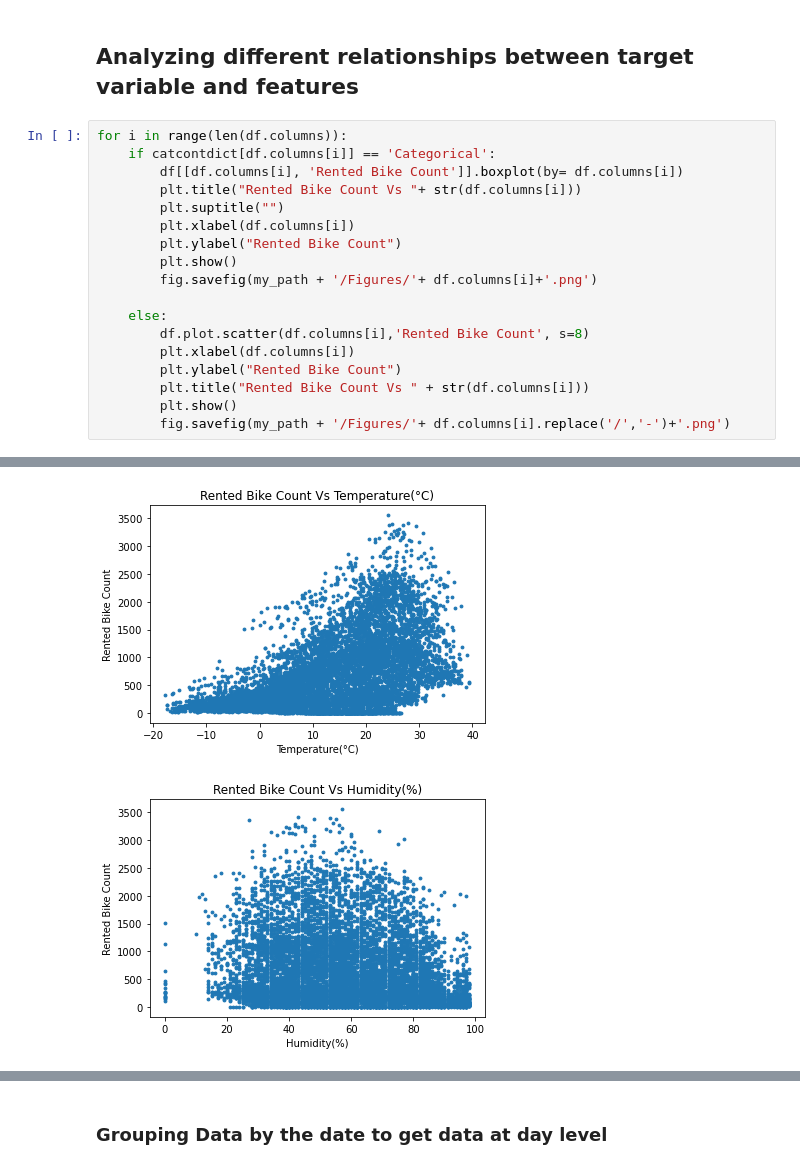
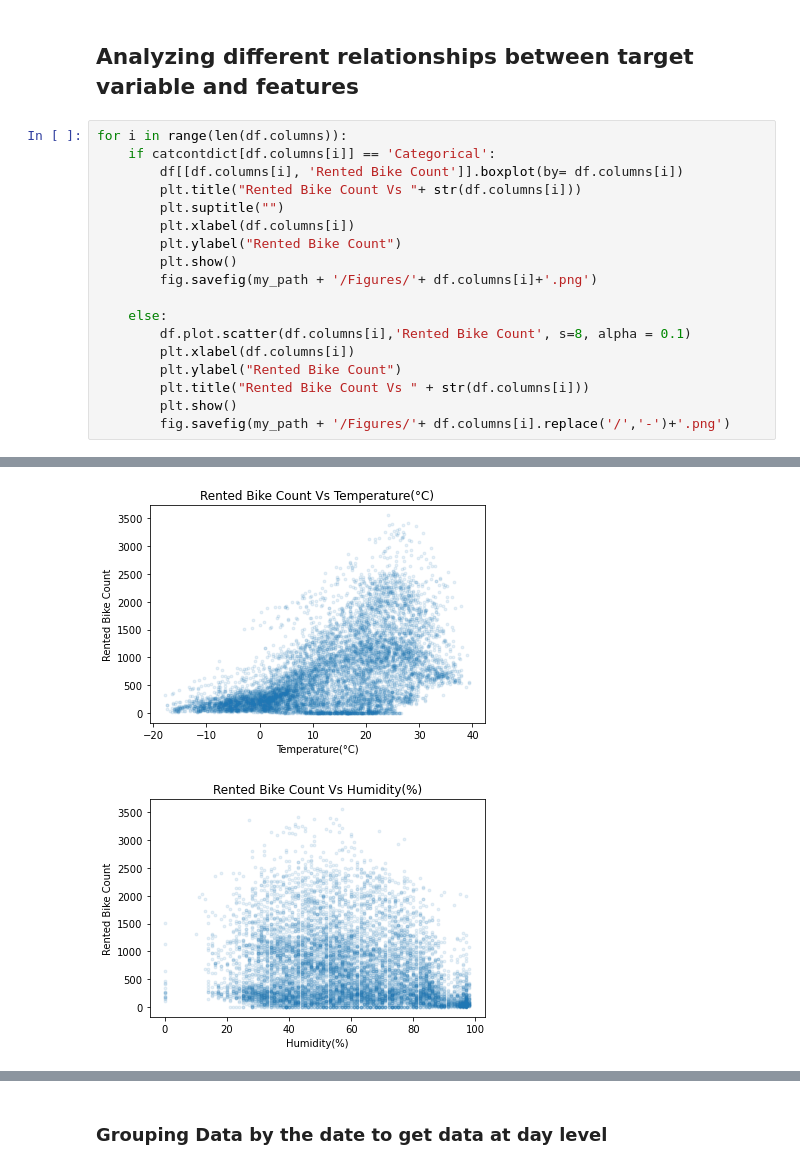
Before and after one commit to rads1306/DATA1030-Radhika-Mehrotra, a Jupyter notebook: Src/DATA1030 Midterm Report (1).ipynb, the cells around one changed output, grey strips where cells are left out. Cells and saved outputs as stored; diff of their text form.

```diff
--- a/Src/DATA1030 Midterm Report (1).ipynb
+++ b/Src/DATA1030 Midterm Report (1).ipynb
@@ -589,7 +589,7 @@ for i in range(len(df.columns)):
         fig.savefig(my_path + '/Figures/'+ df.columns[i]+'.png')
 
     else:
-        df.plot.scatter(df.columns[i],'Rented Bike Count', s=8)
+        df.plot.scatter(df.columns[i],'Rented Bike Count', s=8, alpha = 0.1)
         plt.xlabel(df.columns[i])
         plt.ylabel("Rented Bike Count")
         plt.title("Rented Bike Count Vs " + str(df.columns[i]))
@@ -601,2 +601,2 @@ for i in range(len(df.columns)):
-[figure, old version]
+[figure, new version]
-[figure, old version]
+[figure, new version]
```
Also changed, not shown: parts of 1 cell of this notebook, 14 other files.
